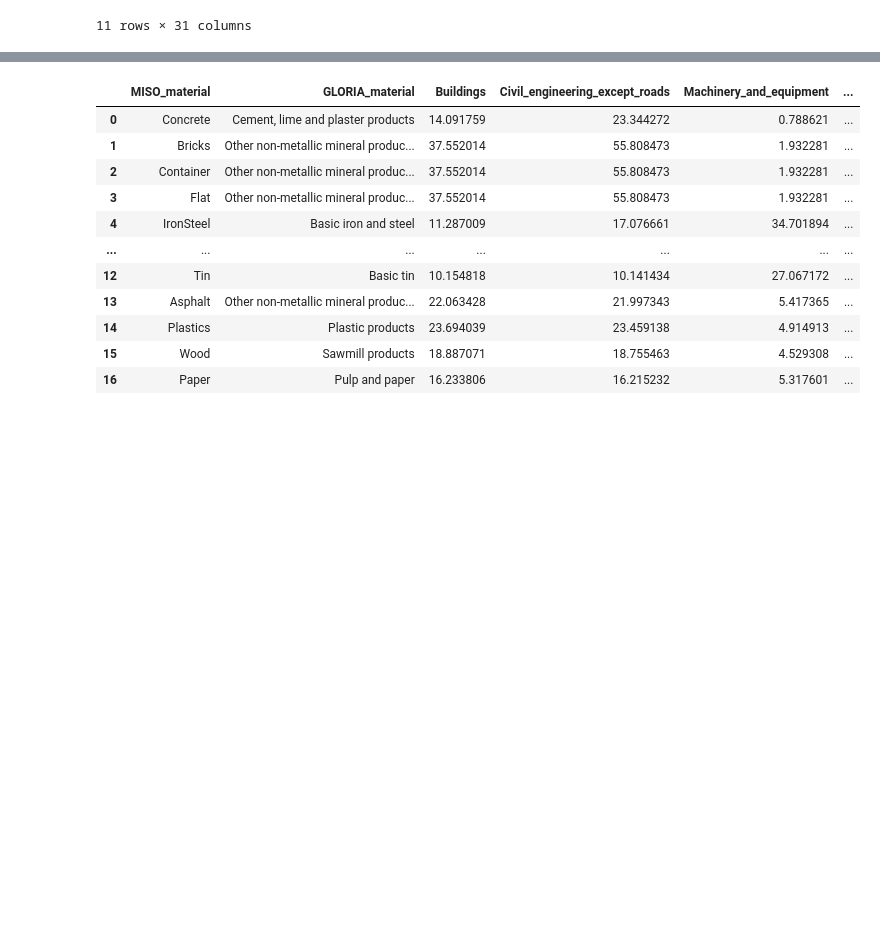
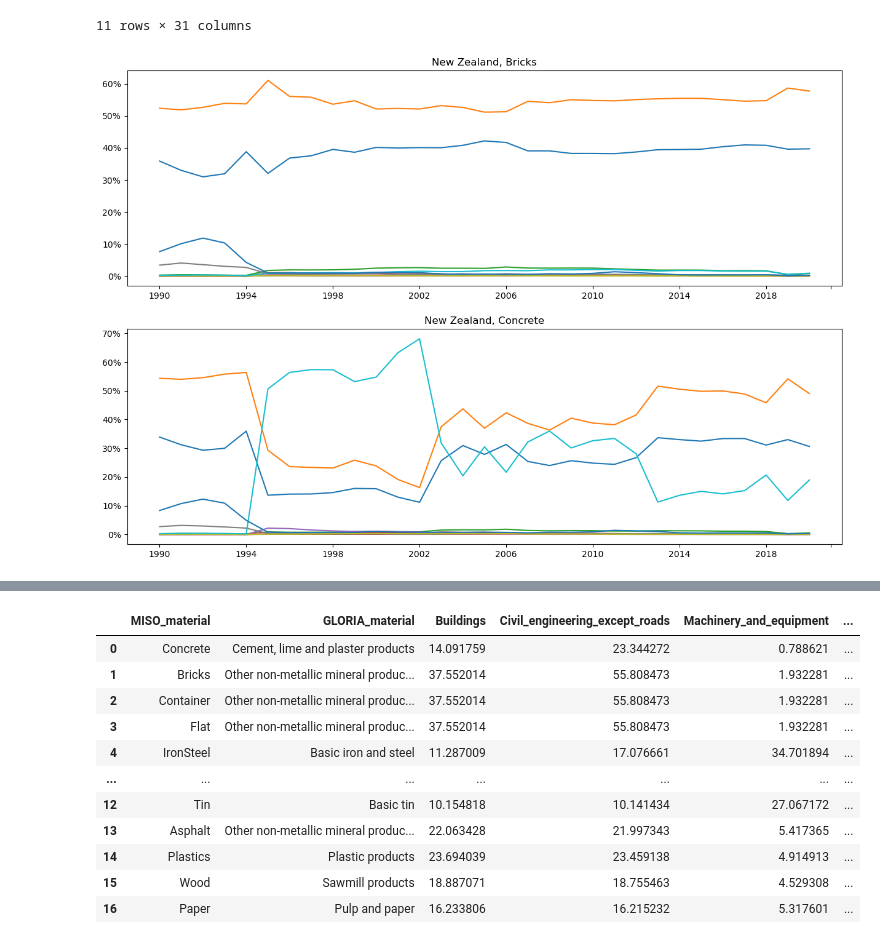
Before and after one commit to janstre/Material_End_Use_Shares, a Jupyter notebook: mapping_gloria_exobase.ipynb, the cells around one changed output, grey strips where cells are left out. Cells and saved outputs as stored; diff of their text form; code cells hidden in the pictures; blank space fills up the shorter version.

Commit message:
added plot labels, added some plot samples

```diff
--- a/mapping_gloria_exobase.ipynb
+++ b/mapping_gloria_exobase.ipynb
@@ -166,3 +161,26 @@ country_material_enduse["New Zealand"]["Bricks"]
 | Food_packaging | 0.234119 | 0.305050 | 0.359260 | 0.321701 | 0.135601 | 0.904274 | 0.974964 | 1.023425 | 1.083975 | 1.031572 | ... | ... |
 | Products_nec | 7.658614 | 10.137562 | 11.871311 | 10.358381 | 4.279596 | 0.971040 | 0.988044 | 0.953433 | 0.957323 | 0.910205 | ... | ... |
 11 rows × 31 columns
+# %%
+plot_list = {
+    ("New Zealand", "Bricks"): country_material_enduse["New Zealand"]["Bricks"], ("New Zealand", "Concrete"): country_material_enduse["New Zealand"]["Concrete"]}
+# %%
+import matplotlib.ticker as mtick
+
+# aggregate everything > 5% in "other"
+n_plots = len(plot_list)
+n_rows = 2
+n_cols = math.ceil(n_plots/n_rows)
+# Create the subplots
+fig, axes = plt.subplots(n_rows, n_cols, figsize=(15, 10))
+
+for ax, key in zip(axes, plot_list):
+    ax.plot(plot_list[key].T)
+    ax.xaxis.set_major_locator(mdates.AutoDateLocator())
+    ax.yaxis.set_major_formatter(mtick.PercentFormatter())
+    #ax.xaxis.set_major_formatter(mdates.DateFormatter('%Y'))
+    #ax.set_xlabel('Category')
+    #ax.set_ylabel('Data {}'.format(i + 1))
+    ax.set_title(f'{key[0]}, {key[1]}')
+# %% [output]
+[figure, added]
```
Also changed, not shown: parts of 10 cells of this notebook, 1 other file.
